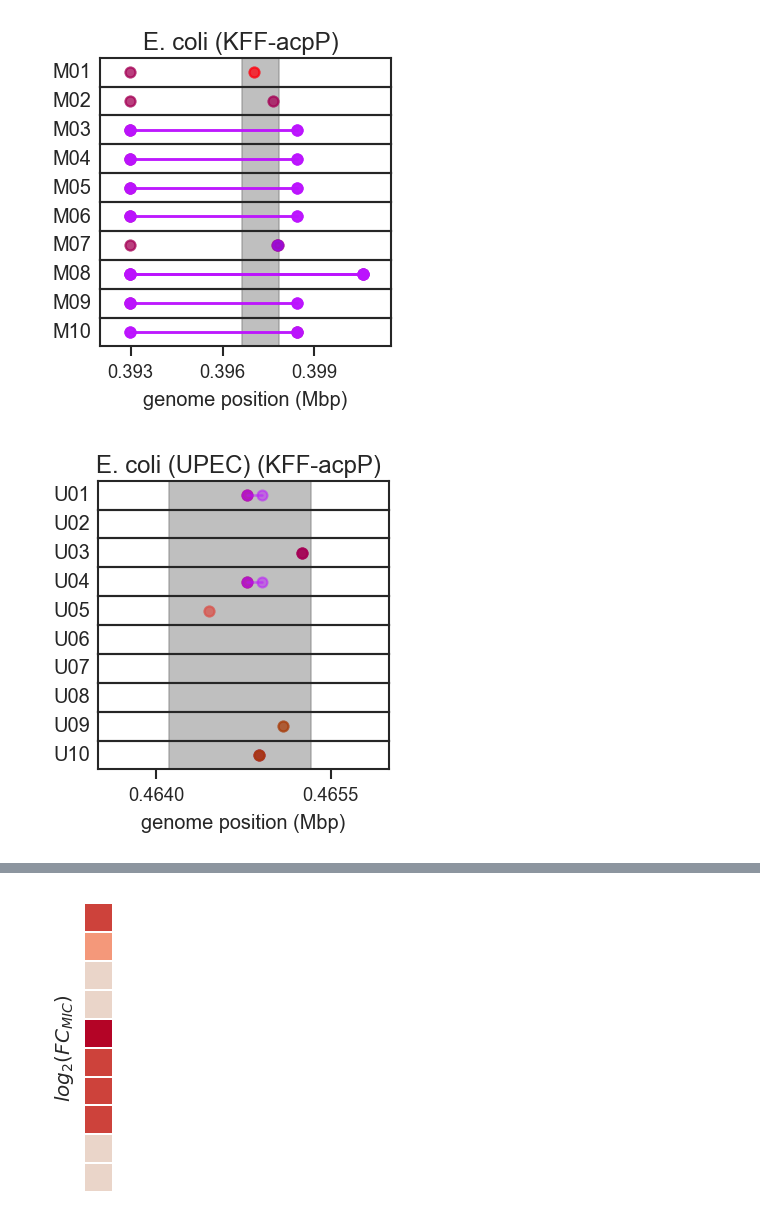
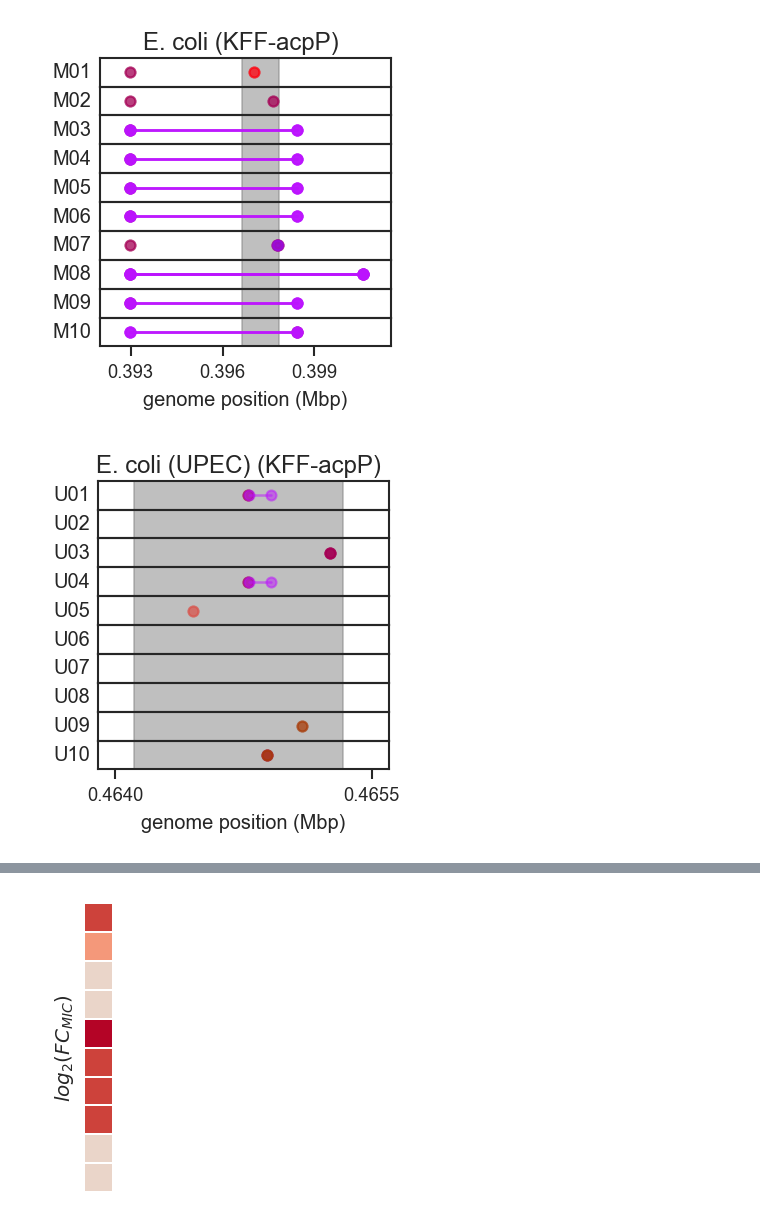
Before and after one commit to microbial-pangenomes-lab/2024_aso_evolution, a Jupyter notebook: notebooks/figure_2_3.ipynb, the cells around one changed output, grey strips where cells are left out. Cells and saved outputs as stored; diff of their text form; code cells hidden in the pictures.

```diff
--- a/notebooks/figure_2_3.ipynb
+++ b/notebooks/figure_2_3.ipynb
@@ -14,6 +14,8 @@ from matplotlib import rcParams, colors, cm
 import matplotlib.patches as mpatches
 rcParams['font.family'] = 'sans-serif'
 rcParams['figure.dpi'] = 150
+
+plt.rcParams['svg.fonttype'] = 'none'
 # %%
 import os
 import gzip
@@ -1236,38 +1238,38 @@ for i, (ax, sample) in enumerate(zip(axes.flatten(), sorted(muts['sample'].uniqu
                  alpha=0.5)
 
     ax.set_xlim(-0.05, (glen[species] / 1_000_000) + 0.05)
-    ax.set_xlim(.4635, .466)
+    ax.set_xlim(.4639, .4656)
     ax.set_xticks([0.464, 0.4655])
     if species in dsbma:
         p1, p2 = dsbma[species]
         ax.fill_between([p1, p2], -1, 1,
                         color='grey', alpha=0.5)
     if dset == 'R':
         p1, p2 = drpsh[species]
         ax.fill_between([p1, p2], -1, 1,
                         color='blue', alpha=0.5)
     elif species in dacpp:
         p1, p2 = dacpp[species]
         ax.fill_between([p1, p2], -1, 1,
                         color='blue', alpha=0.5)
     ax.set_ylim(-0.01, 0.01)
     ax.set_ylabel(sample, rotation=0, ha='right', va='center')
     ax.set_yticks([])
     if i+1 != muts['sample'].unique().shape[0]:
         ax.set_xticks([])
     else:
         ax.set_xlabel('genome position (Mbp)')
 
 plt.subplots_adjust(hspace=0)
 plt.suptitle(f"{species} ({aso})", y=0.95)
 plt.savefig(f'mutations_zoom_{dset}.svg',
             dpi=300, bbox_inches='tight',
             transparent=True)
 plt.savefig(f'mutations_zoom_{dset}.png',
             dpi=300, bbox_inches='tight',
             transparent=True);
 # %% [output]
-[figure, old version]
+[figure, new version]
 # %%
 dset = 'S'
 muts = m[m['set'] == dset]
```
Also changed, not shown: parts of 12 cells of this notebook, 1 other file.
